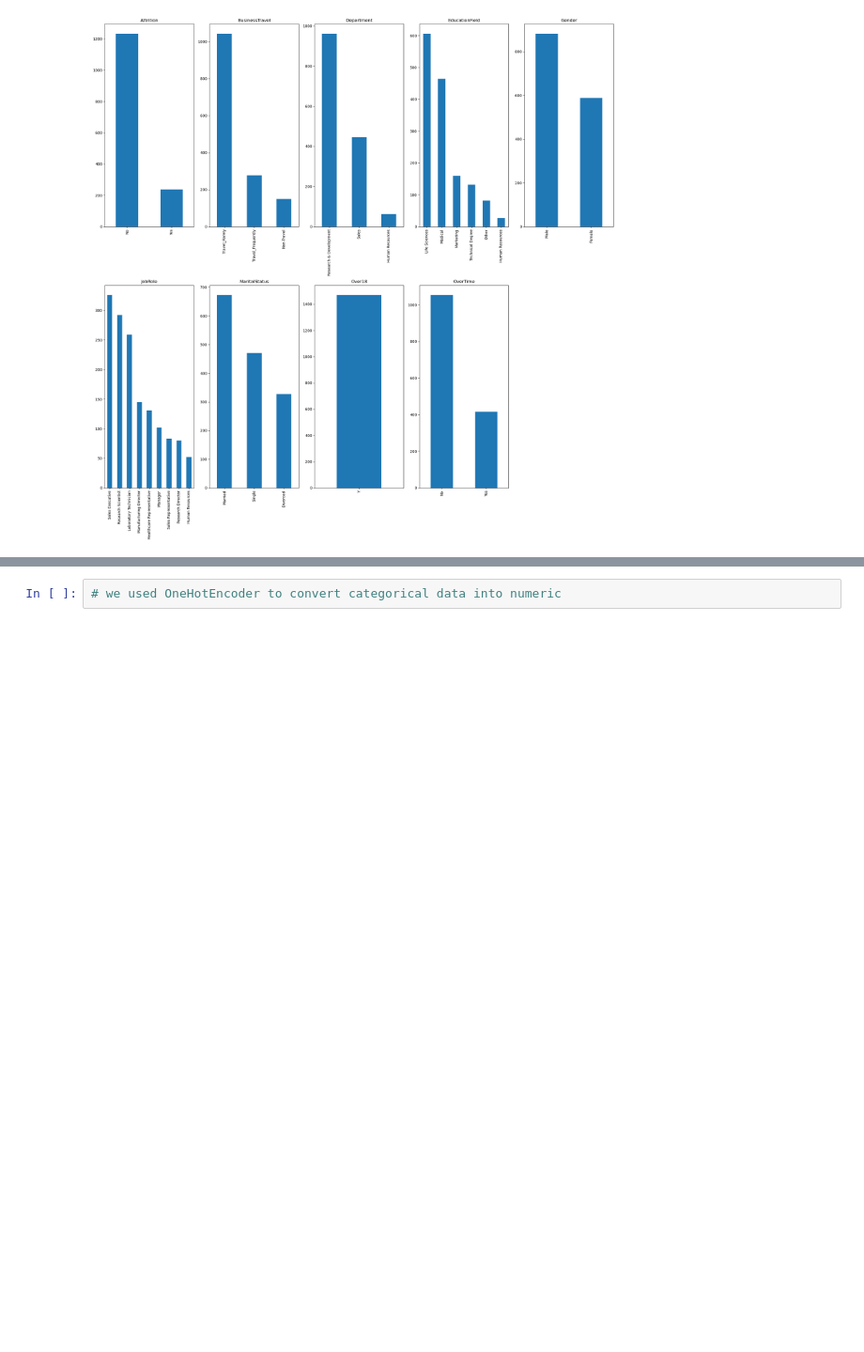
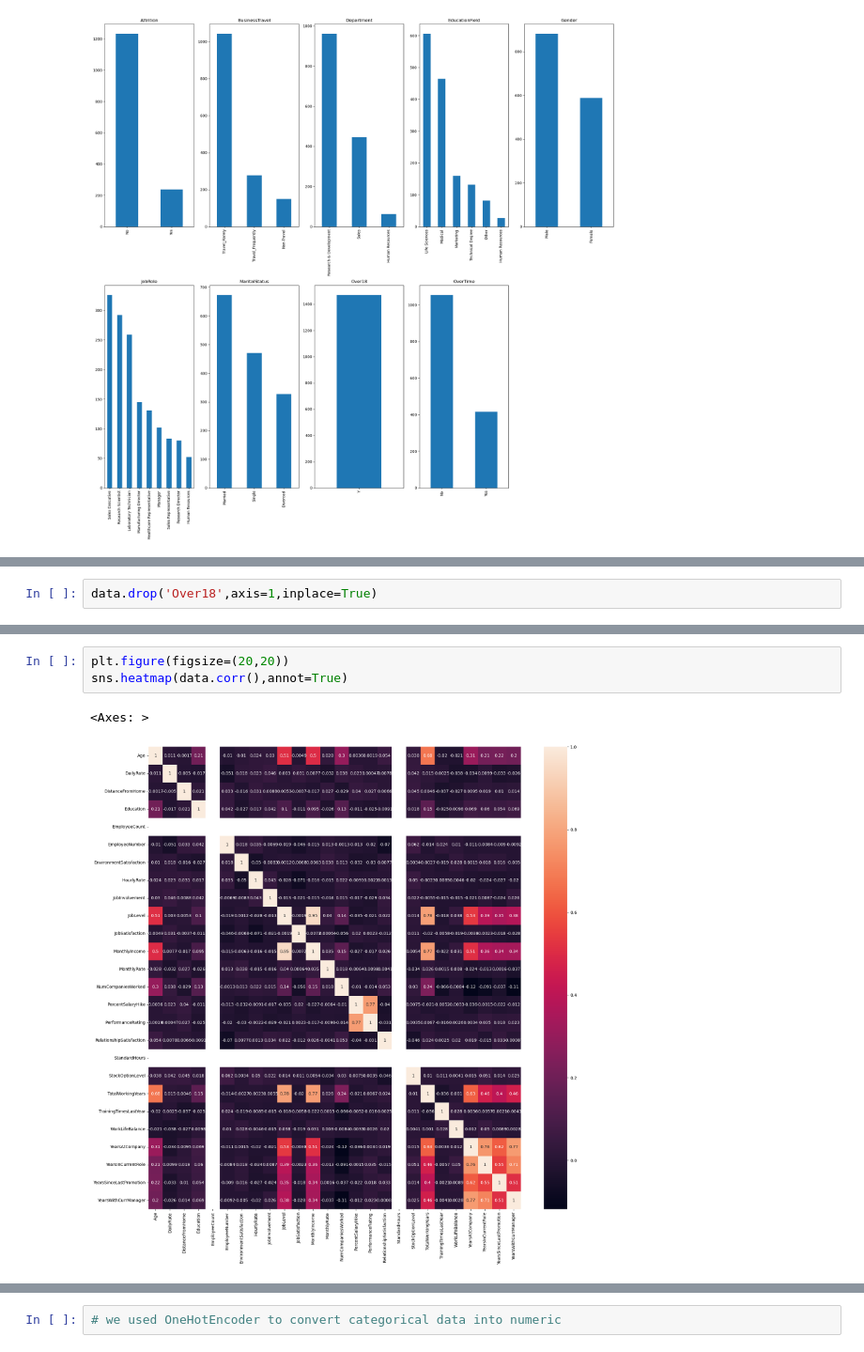
Before and after one commit to 007kakashi/pipeline_practice-, a Jupyter notebook: 1. Human Resources Data/chatpdf.ipynb, the cells around one changed output, grey strips where cells are left out. Shown at 94% size. Saved outputs shown, nothing was run; the diff lists cells and outputs as text; blank space fills up the shorter version.

```diff
--- a/1. Human Resources Data/chatpdf.ipynb
+++ b/1. Human Resources Data/chatpdf.ipynb
@@ -143,0 +215,2 @@ plt.show()
+# %%
+data.drop('Over18',axis=1,inplace=True)
@@ -143,0 +263,6 @@ plt.show()
+# %%
+plt.figure(figsize=(20,20))
+sns.heatmap(data.corr(),annot=True)
+# %% [output]
+<Axes: >
+[figure, added]
```
Also changed, not shown: parts of 100 cells of this notebook.
